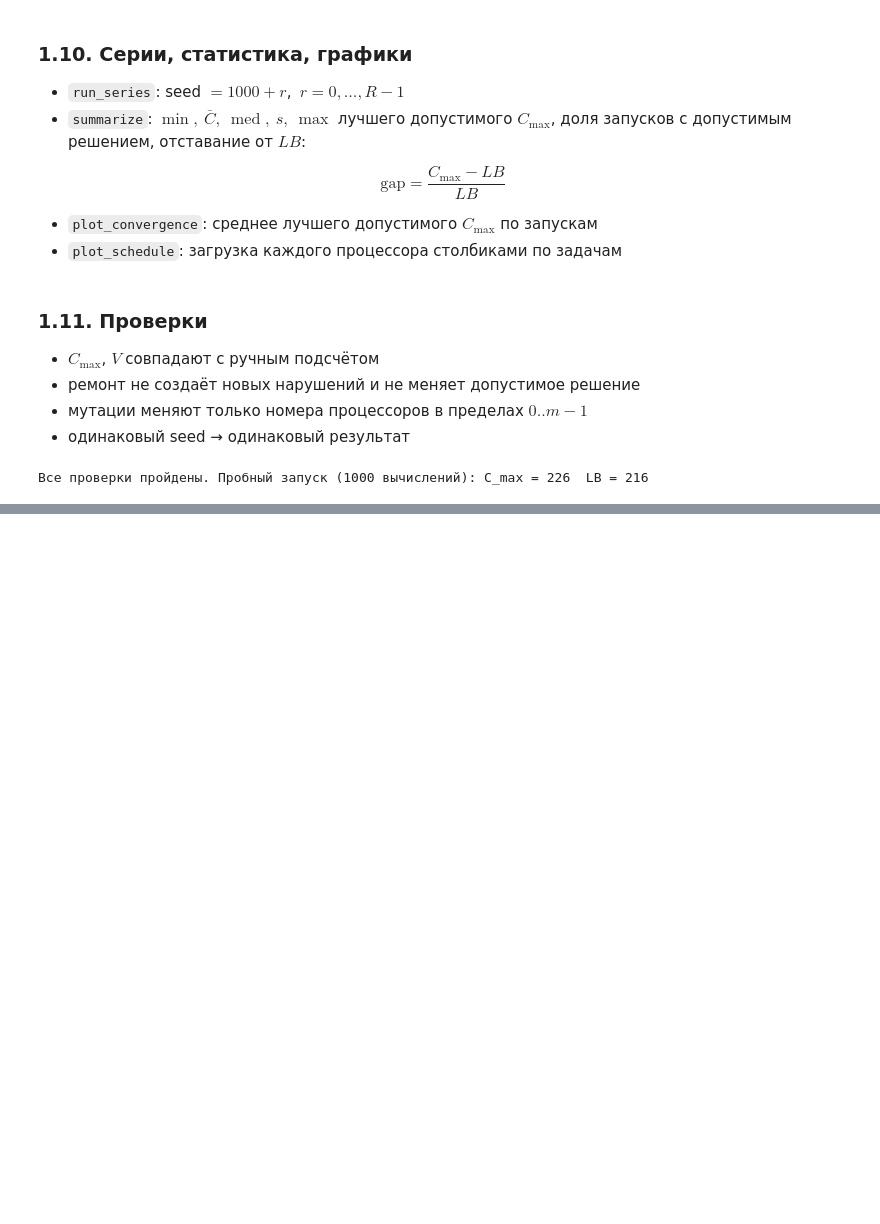
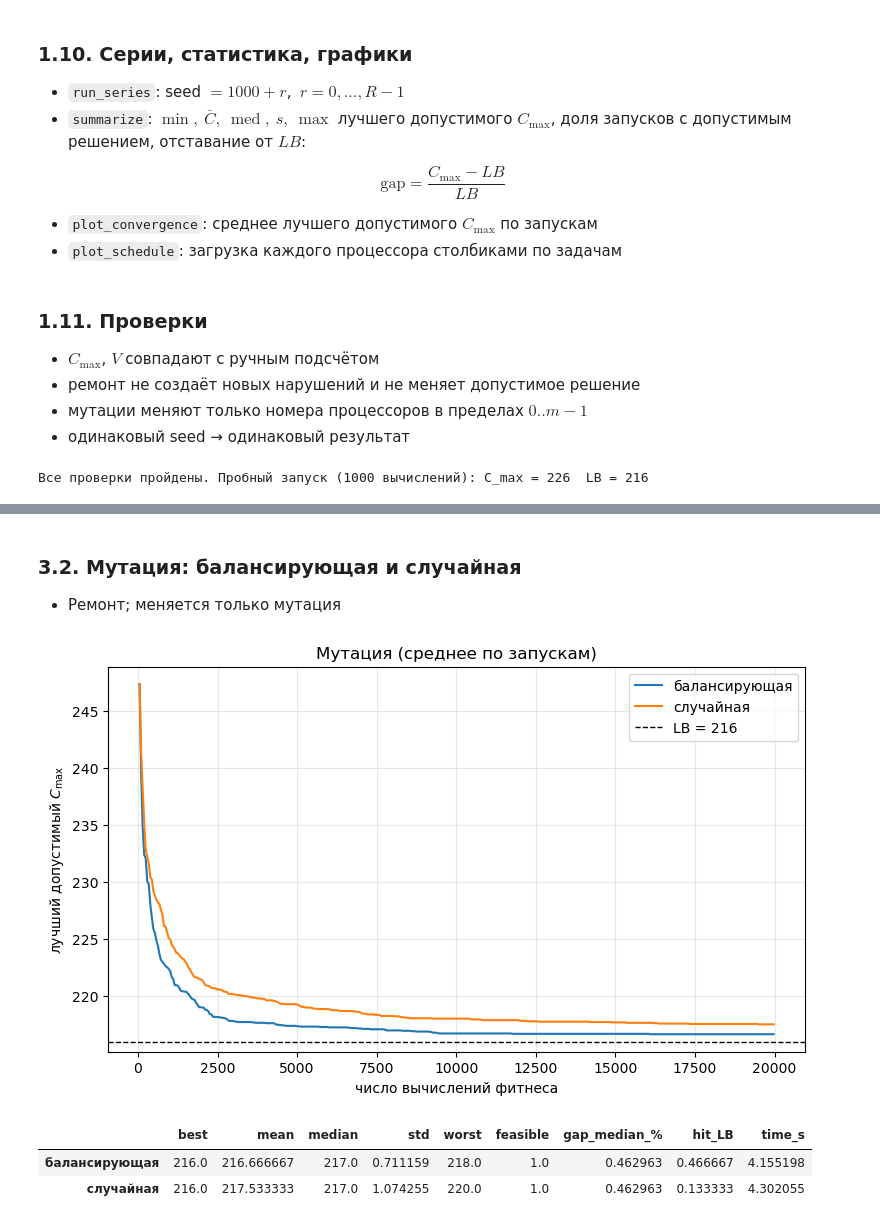
Before and after one commit to mack011y/gen_lab1, a Jupyter notebook: lab2/lab2.ipynb, the cells around one changed output, grey strips where cells are left out. Drawn from its saved outputs; the diff is of its cells as text; code cells hidden in the pictures; blank space fills up the shorter version.

```diff
--- a/lab2/lab2.ipynb
+++ b/lab2/lab2.ipynb
@@ -471,0 +584,15 @@ print("Все проверки пройдены. Пробный запуск (10
+# %% [markdown]
+### 3.2. Мутация: балансирующая и случайная
+
+* Ремонт; меняется только мутация
+# %%
+mut_table, mut_runs, mut_hist = compare("mutation", {
+    "балансирующая": BASE,
+    "случайная": replace(BASE, mutation="random"),
+}, "Мутация (среднее по запускам)")
+mut_table
+# %% [output]
+[figure, added]
+|  | best | mean | median | std | worst | feasible | gap_median_% | hit_LB | time_s |
+| балансирующая | 216.0 | 216.666667 | 217.0 | 0.711159 | 218.0 | 1.0 | 0.462963 | 0.466667 | 4.155198 |
+| случайная | 216.0 | 217.533333 | 217.0 | 1.074255 | 220.0 | 1.0 | 0.462963 | 0.133333 | 4.302055 |
```
Also changed, not shown: parts of 16 cells of this notebook, 19 other files.
